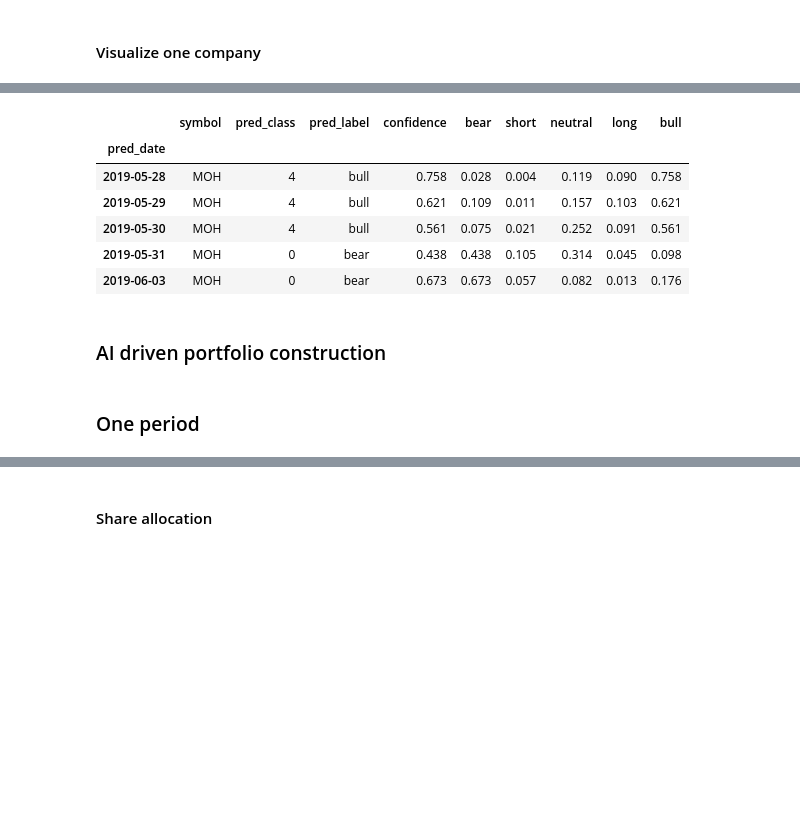
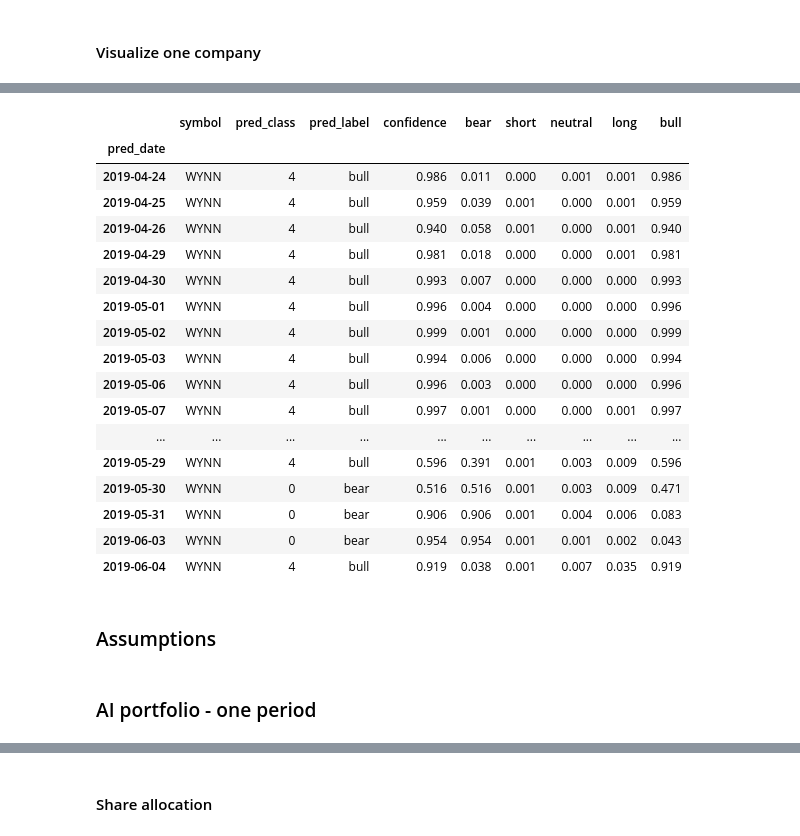
Before and after one commit to webclinic017/inception, a Jupyter notebook: notebooks/backtest_micro.ipynb, the cells around one changed output, grey strips where cells are left out. Drawn from its saved outputs; the diff is of its cells as text; code cells hidden in the pictures; blank space fills up the shorter version.

```diff
--- a/notebooks/backtest_micro.ipynb
+++ b/notebooks/backtest_micro.ipynb
@@ -339,12 +341,25 @@ plot_symbol_hist_pred(symbol, clean_px, context, pred_df, labels)
 # %% [output]
 [drawing not drawn]
 # %%
-pred_df.loc[pred_df.symbol.isin([symbol])].tail()
+pred_df.loc[pred_df.symbol.isin([symbol])].tail(29)
 # %% [output]
 |  | symbol | pred_class | pred_label | confidence | bear | short | neutral | long | bull |
 | pred_date |  |  |  |  |  |  |  |  |  |
-| 2019-05-28 | MOH | 4 | bull | 0.758 | 0.028 | 0.004 | 0.119 | 0.090 | 0.758 |
-| 2019-05-29 | MOH | 4 | bull | 0.621 | 0.109 | 0.011 | 0.157 | 0.103 | 0.621 |
-| 2019-05-30 | MOH | 4 | bull | 0.561 | 0.075 | 0.021 | 0.252 | 0.091 | 0.561 |
-| 2019-05-31 | MOH | 0 | bear | 0.438 | 0.438 | 0.105 | 0.314 | 0.045 | 0.098 |
-| 2019-06-03 | MOH | 0 | bear | 0.673 | 0.673 | 0.057 | 0.082 | 0.013 | 0.176 |
+| 2019-04-24 | WYNN | 4 | bull | 0.986 | 0.011 | 0.000 | 0.001 | 0.001 | 0.986 |
+| 2019-04-25 | WYNN | 4 | bull | 0.959 | 0.039 | 0.001 | 0.000 | 0.001 | 0.959 |
+| 2019-04-26 | WYNN | 4 | bull | 0.940 | 0.058 | 0.001 | 0.000 | 0.001 | 0.940 |
+| 2019-04-29 | WYNN | 4 | bull | 0.981 | 0.018 | 0.000 | 0.000 | 0.001 | 0.981 |
+| 2019-04-30 | WYNN | 4 | bull | 0.993 | 0.007 | 0.000 | 0.000 | 0.000 | 0.993 |
+| 2019-05-01 | WYNN | 4 | bull | 0.996 | 0.004 | 0.000 | 0.000 | 0.000 | 0.996 |
+| 2019-05-02 | WYNN | 4 | bull | 0.999 | 0.001 | 0.000 | 0.000 | 0.000 | 0.999 |
+| 2019-05-03 | WYNN | 4 | bull | 0.994 | 0.006 | 0.000 | 0.000 | 0.000 | 0.994 |
+| 2019-05-06 | WYNN | 4 | bull | 0.996 | 0.003 | 0.000 | 0.000 | 0.000 | 0.996 |
+| 2019-05-07 | WYNN | 4 | bull | 0.997 | 0.001 | 0.000 | 0.000 | 0.001 | 0.997 |
+| ... | ... | ... | ... | ... | ... | ... | ... | ... | ... |
+| 2019-05-29 | WYNN | 4 | bull | 0.596 | 0.391 | 0.001 | 0.003 | 0.009 | 0.596 |
+| 2019-05-30 | WYNN | 0 | bear | 0.516 | 0.516 | 0.001 | 0.003 | 0.009 | 0.471 |
+| 2019-05-31 | WYNN | 0 | bear | 0.906 | 0.906 | 0.001 | 0.004 | 0.006 | 0.083 |
+| 2019-06-03 | WYNN | 0 | bear | 0.954 | 0.954 | 0.001 | 0.001 | 0.002 | 0.043 |
+| 2019-06-04 | WYNN | 4 | bull | 0.919 | 0.038 | 0.001 | 0.007 | 0.035 | 0.919 |
+# %% [markdown]
+### Assumptions
@@ -351,2 +383,2 @@ pred_df.loc[pred_df.symbol.isin([symbol])].tail()
 # %% [markdown]
-### AI driven portfolio construction
+### AI portfolio - one period
@@ -370,5 +385,3 @@ look_ahead, look_back = context['look_ahead'], context['look_back']
-# %% [markdown]
-### One period
 # %%
 # pred_df.loc[pred_df.pred_class.isin(pred_classes)].sort_values(by='confidence', ascending=False)
 # %%
```
Also changed, not shown: parts of 17 cells of this notebook, 4 other files.
